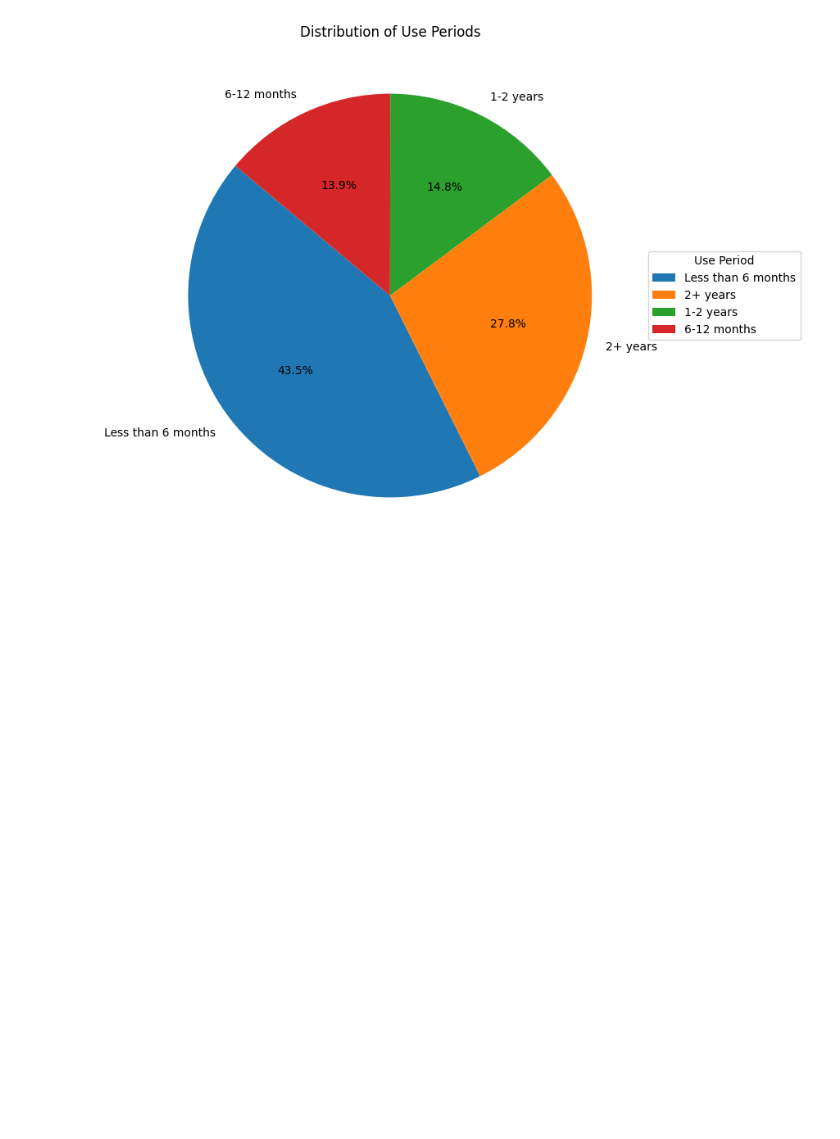
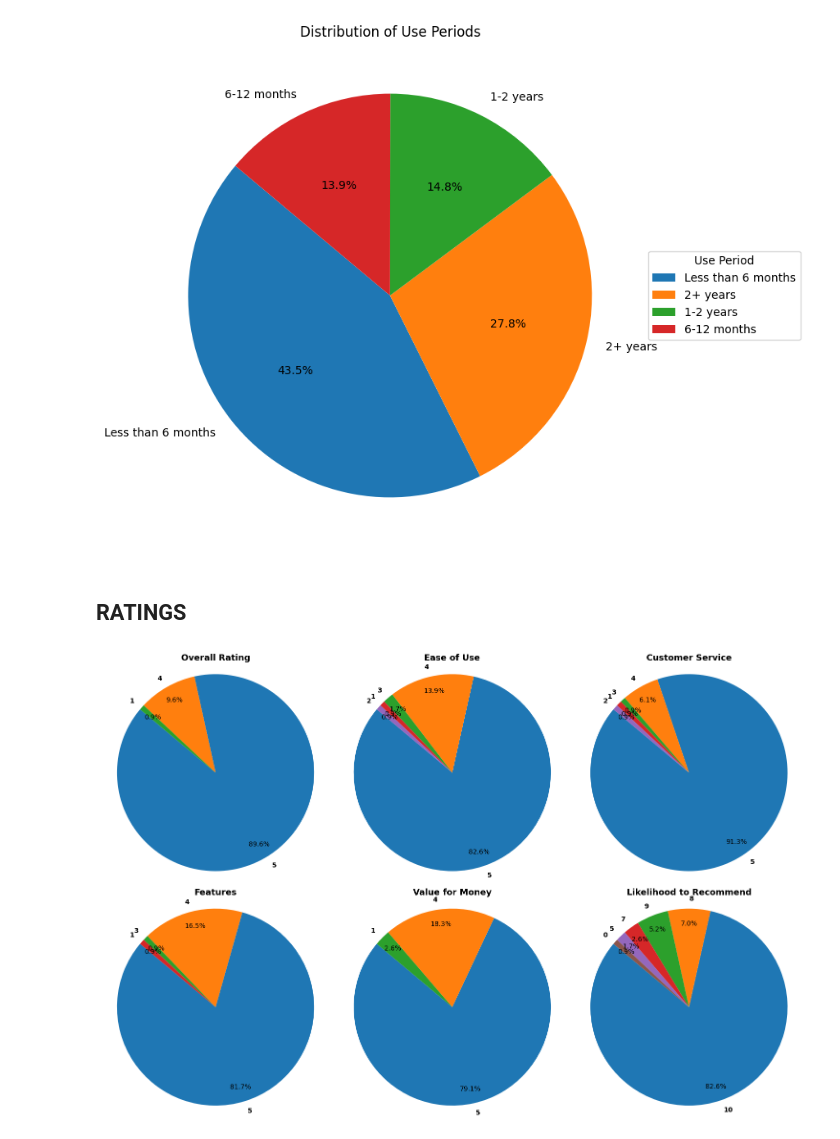
Before and after one commit to ArifAygun/Sentiment-Analysis-SMRT, a Jupyter notebook: SMRT_Statistical_Analysis.ipynb, the cells around one changed output. Cells and saved outputs as stored; diff of their text form; code cells hidden in the pictures; blank space fills up the shorter version.

```diff
--- a/SMRT_Statistical_Analysis.ipynb
+++ b/SMRT_Statistical_Analysis.ipynb
@@ -390,3 +418,40 @@ plt.legend(wedges, use_period_counts.index, title='Use Period', loc='center left
 plt.show()
 # %% [output]
 [figure]
+# %% [markdown]
+## RATINGS
+# %%
+columns_to_count = [
+    'Overall Rating',
+    'Ease of Use',
+    'Customer Service',
+    'Features',
+    'Value for Money',
+    'Likelihood to Recommend'
+]
+
+fig, axes = plt.subplots(2, 3, figsize=(15, 10), tight_layout=True)
+axes = axes.ravel()
+
+for i, column in enumerate(columns_to_count):
+    column_counts = reviews[column].value_counts()
+    wedges, texts, autotexts = axes[i].pie(
+        column_counts,
+        labels=column_counts.index,
+        autopct='%1.1f%%',
+        startangle=140,
+        pctdistance=0.85
+    )
+
+    axes[i].set_title(f'{column}', fontsize=13, fontweight='bold')
+
+    for autotext, text in zip(autotexts, texts):
+        autotext.set(size=10)
+        text.set(size=10, weight='bold')
+
+    axes[i].axis('equal')
+
+plt.subplots_adjust(hspace=0.5)
+plt.show()
+# %% [output]
+[figure, added]
```
Also changed, not shown: parts of 20 cells of this notebook.
